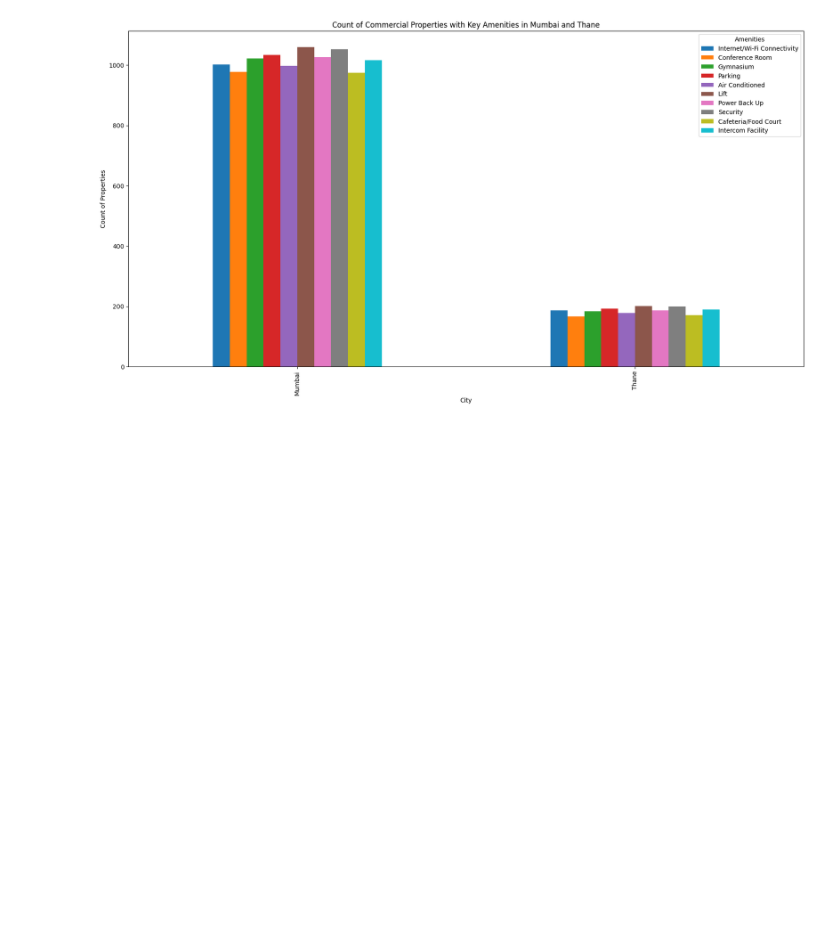
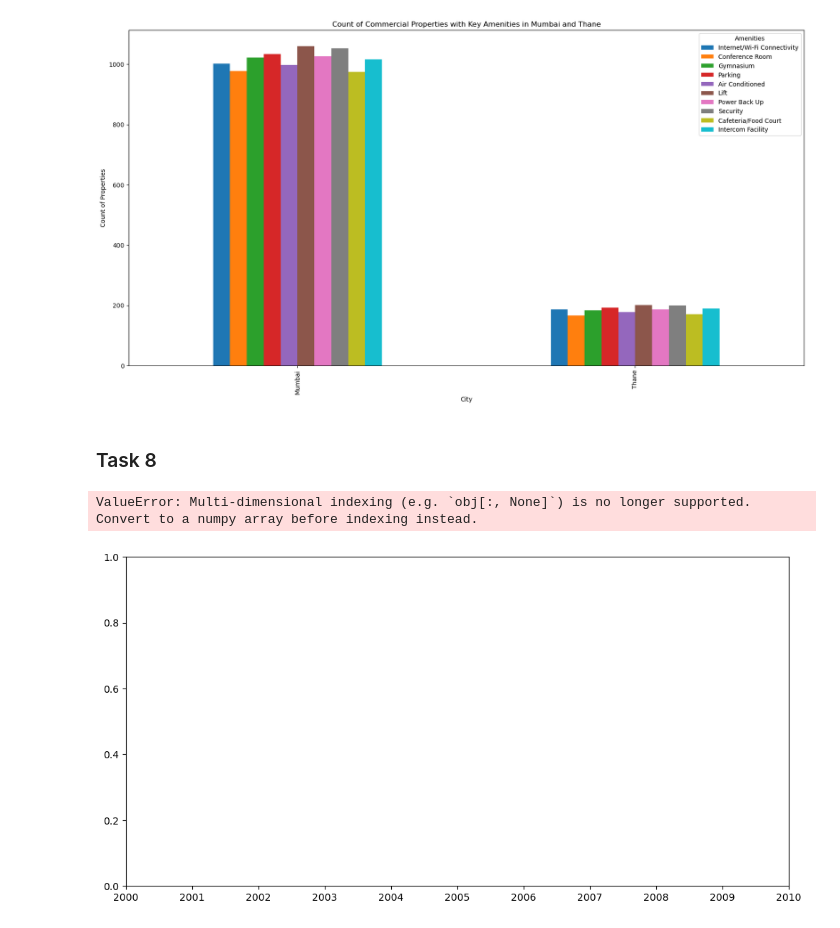
Before and after one commit to arghyawning/data-analytics-1-assignments, a Jupyter notebook: a1/51/assignment1_51.ipynb, the cells around one changed output. Cells and saved outputs as stored; diff of their text form; code cells hidden in the pictures; blank space fills up the shorter version.

Commit message:
added stuff for task 8 and 9

```diff
--- a/a1/51/assignment1_51.ipynb
+++ b/a1/51/assignment1_51.ipynb
@@ -590,3 +531,39 @@ plt.legend(title='Amenities')
 plt.show()
 # %% [output]
 [figure]
+# %% [markdown]
+### Task 8
+# %%
+df['Availability Starts From'].replace('NaN', pd.NA, inplace=True)
+
+# Convert "Availability Starts From" to datetime format
+df['Availability Starts From'] = pd.to_datetime(
+    df['Availability Starts From'],
+    format="%b '%y",
+    errors='coerce'
+)
+# %%
+filtered_data = df[df['City'].isin(['Mumbai', 'Thane'])]
+
+# Filter for Under-Construction properties
+under_construction = filtered_data[filtered_data['Possession Status'] == 'Under Construction']
+under_construction = under_construction.dropna(subset=['Availability Starts From'])
+
+# Sort the data by "Availability Starts From" to ensure correct time order
+under_construction = under_construction.sort_values(by='Availability Starts From')
+# %%
+x_data = under_construction['Availability Starts From'].to_numpy()
+y_data = under_construction['Price'].to_numpy()
+hue_data = under_construction['City'].to_numpy()
+
+# Plotting
+plt.figure(figsize=(12, 6))
+sns.lineplot(x=x_data, y=y_data, hue=hue_data, marker='o')
+plt.title('Price Trends for Under-Construction Properties Over Time')
+plt.ylabel('Price')
+plt.xlabel('Availability Starts From')
+plt.xticks(rotation=45)  # Rotate the x-axis labels for better readability
+plt.show()
+# %% [output]
+ValueError: Multi-dimensional indexing (e.g. `obj[:, None]`) is no longer supported. Convert to a numpy array before indexing instead.
+[figure, added]
```
Also changed, not shown: parts of 16 cells of this notebook.
